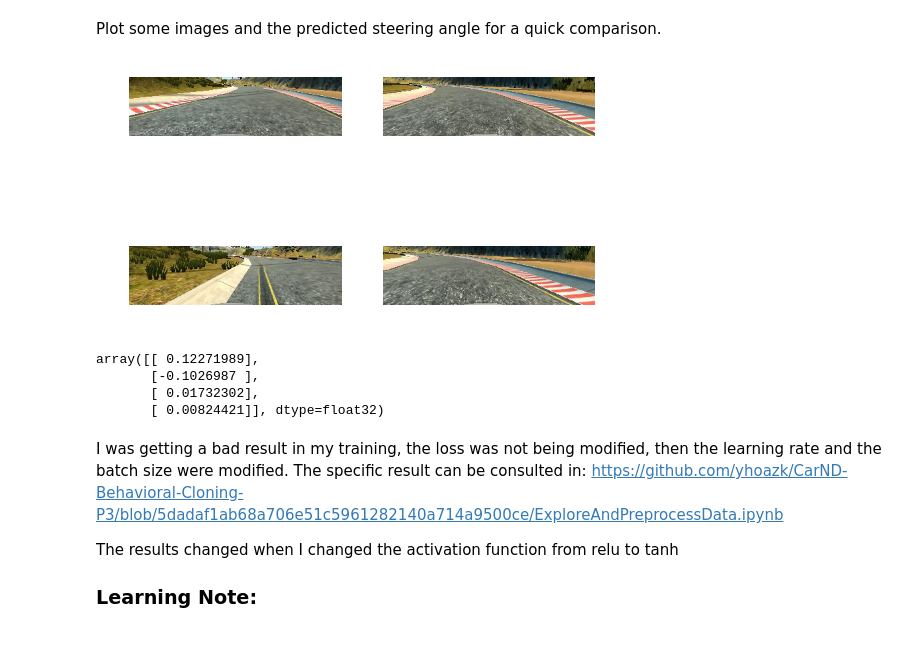
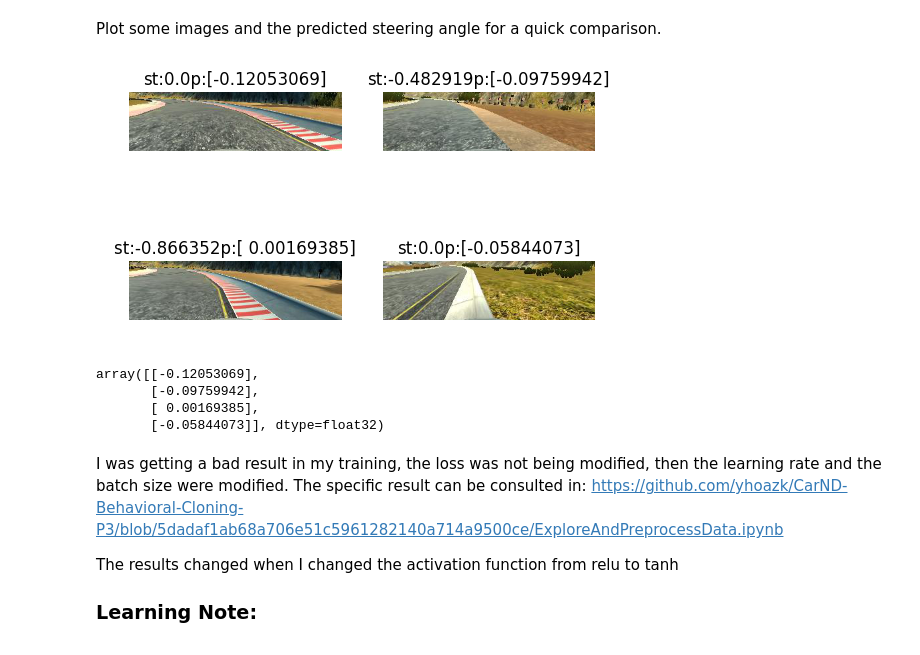
Before and after one commit to yhoazk/CarND-Behavioral-Cloning-P3, a Jupyter notebook: ExploreAndPreprocessData.ipynb, the cells around one changed output. Saved outputs shown, nothing was run; the diff lists cells and outputs as text; code cells hidden in the pictures.

Commit message:
Adjusting the learning data, still cant complete

```diff
--- a/ExploreAndPreprocessData.ipynb
+++ b/ExploreAndPreprocessData.ipynb
@@ -20,17 +21,22 @@ import numpy as np
 from glob import glob
 
 center_imgs = glob(IMG_DIR+"center*")
+print()
+print(len(center_imgs))
 center_arr = []
 # Read only a sample of 10 images
 for img in center_imgs[:4]:
     center_arr.append(mpimg.imread(img))
 
-def plot_imgArr(img_arr):
+def plot_imgArr(img_arr, label=None, predict=None):
     f, arr = plt.subplots(2,2)
     for n, subplt in enumerate(arr.reshape(-1)):
         subplt.imshow(img_arr[n])
         subplt.axis('off')
-
+        if label is not None and predict is None:
+            subplt.set_title("steer: "+str(label[n]))
+        elif label is not None and predict is not None:
+            subplt.set_title("st:"+str(label[n][0]) + "p:"+str(predict[n]))
     plt.show()
 
 plot_imgArr(center_arr)
@@ -238,5 +285,5 @@ ________________________________________________________________________________
 from keras.optimizers import Adam
 adam_opt = Adam(lr=0.00001, beta_1=0.9, beta_2=0.999, epsilon=1e-08, decay=0.001)
 model.compile(loss='mean_squared_error',optimizer=adam_opt)
-log = model.fit(X, y,batch_size=40, nb_epoch=5, verbose=1, validation_data=(X_val, y_val))
+log = model.fit(X, y,batch_size=40, nb_epoch=8, verbose=1, validation_data=(X_val, y_val))
 # %% [output]
@@ -259,15 +312,15 @@ model.save_weights("model.h5")
 # %% [markdown]
 Plot some images and the predicted steering angle for a quick comparison.
 # %%
-pred = model.predict(X[0:4])
-plot_imgArr(X[0:4])
+pred = model.predict(X[10:14])
+plot_imgArr(X[10:14],y[10:14], pred)
 pred
 # %% [output]
-[figure, old version]
+[figure, new version]
-array([[ 0.12271989],
-       [-0.1026987 ],
-       [ 0.01732302],
-       [ 0.00824421]], dtype=float32)
+array([[-0.12053069],
+       [-0.09759942],
+       [ 0.00169385],
+       [-0.05844073]], dtype=float32)
 # %% [markdown]
 I was getting a bad result in my training, the loss was not being modified, then the learning rate and the batch size were modified. The specific result can be consulted in:
 https://github.com/yhoazk/CarND-Behavioral-Cloning-P3/blob/5dadaf1ab68a706e51c5961282140a714a9500ce/ExploreAndPreprocessData.ipynb
```
Also changed, not shown: parts of 14 cells of this notebook, 2 other files.
